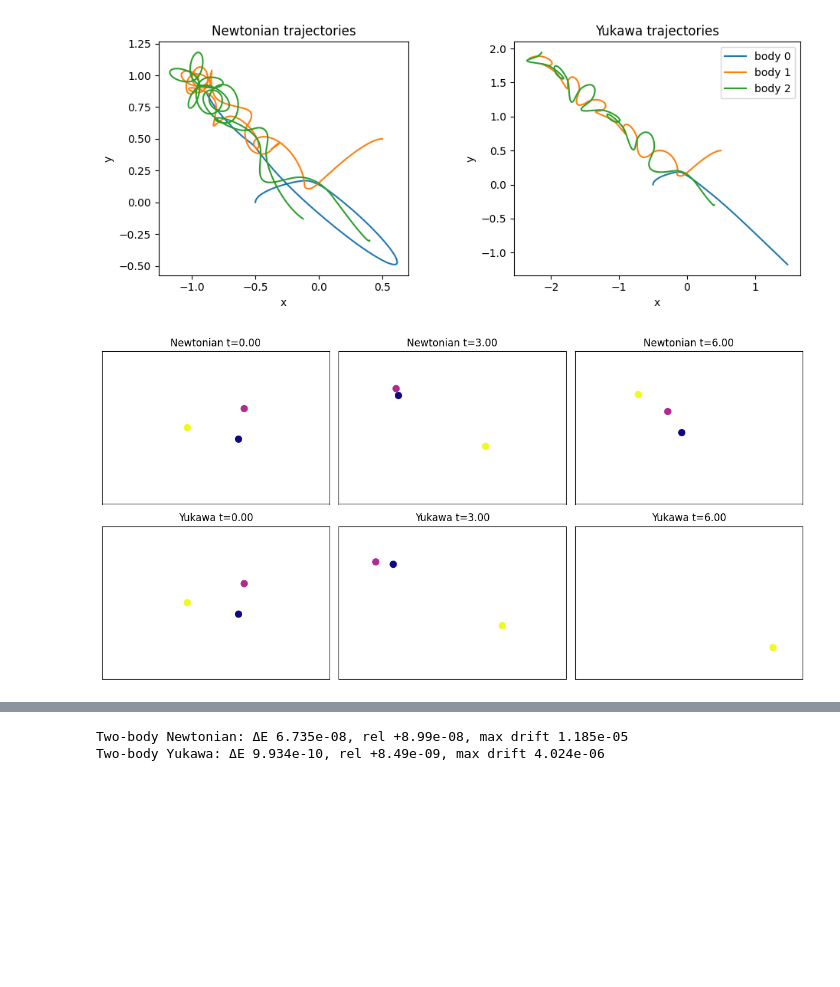
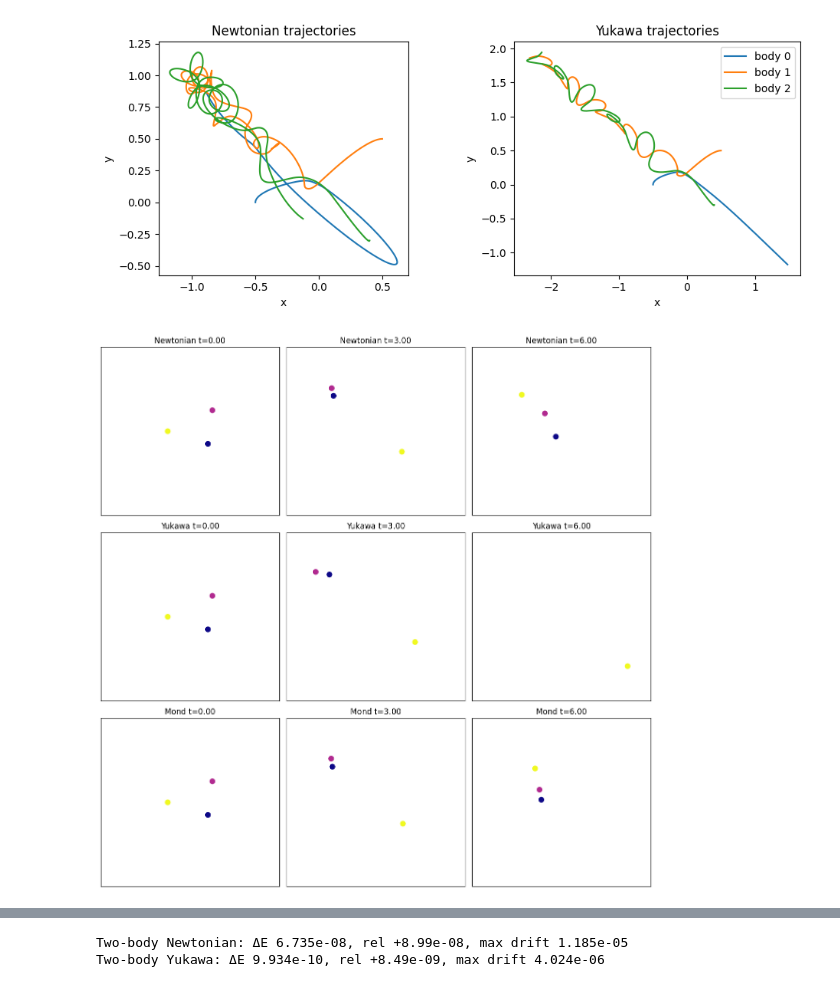
Before and after one commit to samreetdhillon/modified-gravity-sim, a Jupyter notebook: notebooks/simulation_physics_tests.ipynb, the cells around one changed output, grey strips where cells are left out. Cells and saved outputs as stored; diff of their text form; code cells hidden in the pictures; blank space fills up the shorter version.

Commit message:
added MOND and Dark Photon models

```diff
--- a/notebooks/simulation_physics_tests.ipynb
+++ b/notebooks/simulation_physics_tests.ipynb
@@ -52,11 +60,29 @@ def make_three_body_configuration():
     ], dtype=float)
     return positions, velocities, masses
 
-def simulate_and_record(force_type, lam=None, *, dt=0.001, steps=6000, softening=0.05):
+def simulate_and_record(force_type, lam=None, mond_params=None, *, dt=0.001, steps=6000, softening=0.05):
     positions, velocities, masses = make_three_body_configuration()
-    pos_hist, vel_hist = run_simulation(positions, velocities, masses, dt, steps, force_type, lam, softening)
+    pos_hist, vel_hist = run_simulation(
+        positions,
+        velocities,
+        masses,
+        dt,
+        steps,
+        force_type=force_type,
+        lam=lam,
+        softening=softening,
+        mond_params=mond_params,
+    )
     energies = np.array([
-        compute_total_energy(pos_hist[t], vel_hist[t], masses, force_type, lam, softening)
+        compute_total_energy(
+            pos_hist[t],
+            vel_hist[t],
+            masses,
+            force_type=force_type,
+            lam=lam,
+            softening=softening,
+            mond_params=mond_params,
+        )
         for t in range(steps)
     ])
     return {
@@ -70,11 +96,14 @@ def simulate_and_record(force_type, lam=None, *, dt=0.001, steps=6000, softening
         "steps": steps,
         "softening": softening,
         "masses": masses,
+        "mond_params": mond_params,
     }
 # %%
+mond_params = {"a0": 1e-2, "mu": "simple"}
 newtonian_record = simulate_and_record("newtonian", dt=0.001, steps=6000, softening=0.05)
 yukawa_record = simulate_and_record("yukawa", lam=1.0, dt=0.001, steps=6000, softening=0.05)
-records = [newtonian_record, yukawa_record]
+mond_record = simulate_and_record("mond", mond_params=mond_params, dt=0.001, steps=6000, softening=0.05)
+records = [newtonian_record, yukawa_record, mond_record]
 
 for rec in records:
     initial = rec["energies"][0]
@@ -121,7 +151,15 @@ bin_edges = np.linspace(0.1, 4.0, 9)
 for rec in records:
     sep = mean_interparticle_separation(rec["positions"][-1])
     centers, xi = two_point_correlation(rec["positions"][-1], bin_edges)
-    ratio = virial_ratio(rec["positions"][-1], rec["velocities"][-1], rec["masses"], rec["force_type"], rec["lambda"], rec["softening"])
+    ratio = virial_ratio(
+        rec["positions"][-1],
+        rec["velocities"][-1],
+        rec["masses"],
+        rec["force_type"],
+        rec["lambda"],
+        rec["softening"],
+        mond_params=rec.get("mond_params"),
+    )
     drift, max_dev = energy_drift(rec["energies"])
     print(f"{rec['force_type']} (lam={rec['lambda']}): sep {sep:.3f}, virial {ratio:.3f}, ΔE {drift:.3e}, max dev {max_dev:.3e}")
     print(f"    ξ: {np.round(xi, 3)} @ r={np.round(centers, 2)}")
@@ -155,20 +195,23 @@ fig.tight_layout()
 [figure]
 # %%
 times = [0, len(records[0]["time"]) // 2, -1]
-fig, axs = plt.subplots(2, len(times), figsize=(12, 6), sharex=True, sharey=True)
+rows = len(records)
+fig, axs = plt.subplots(rows, len(times), figsize=(12, 4 * rows), sharex=True, sharey=True)
+if rows == 1:
+    axs = np.expand_dims(axs, 0)
 for row, rec in enumerate(records):
     for col, t_idx in enumerate(times):
         ax = axs[row, col]
         pos = rec["positions"][t_idx]
         ax.scatter(pos[:, 0], pos[:, 1], c=rec["masses"], cmap="plasma", s=60)
         ax.set_title(f"{rec['force_type'].capitalize()} t={rec['time'][t_idx]:.2f}")
         ax.set_xlim(-2, 2)
         ax.set_ylim(-2, 2)
         ax.set_xticks([])
         ax.set_yticks([])
 fig.tight_layout()
 # %% [output]
-[figure, old version]
+[figure, new version]
 # %%
 fig, ax = plt.subplots(figsize=(6, 4))
 for rec in records:
```
Also changed, not shown: parts of 10 cells of this notebook, 10 other files.
